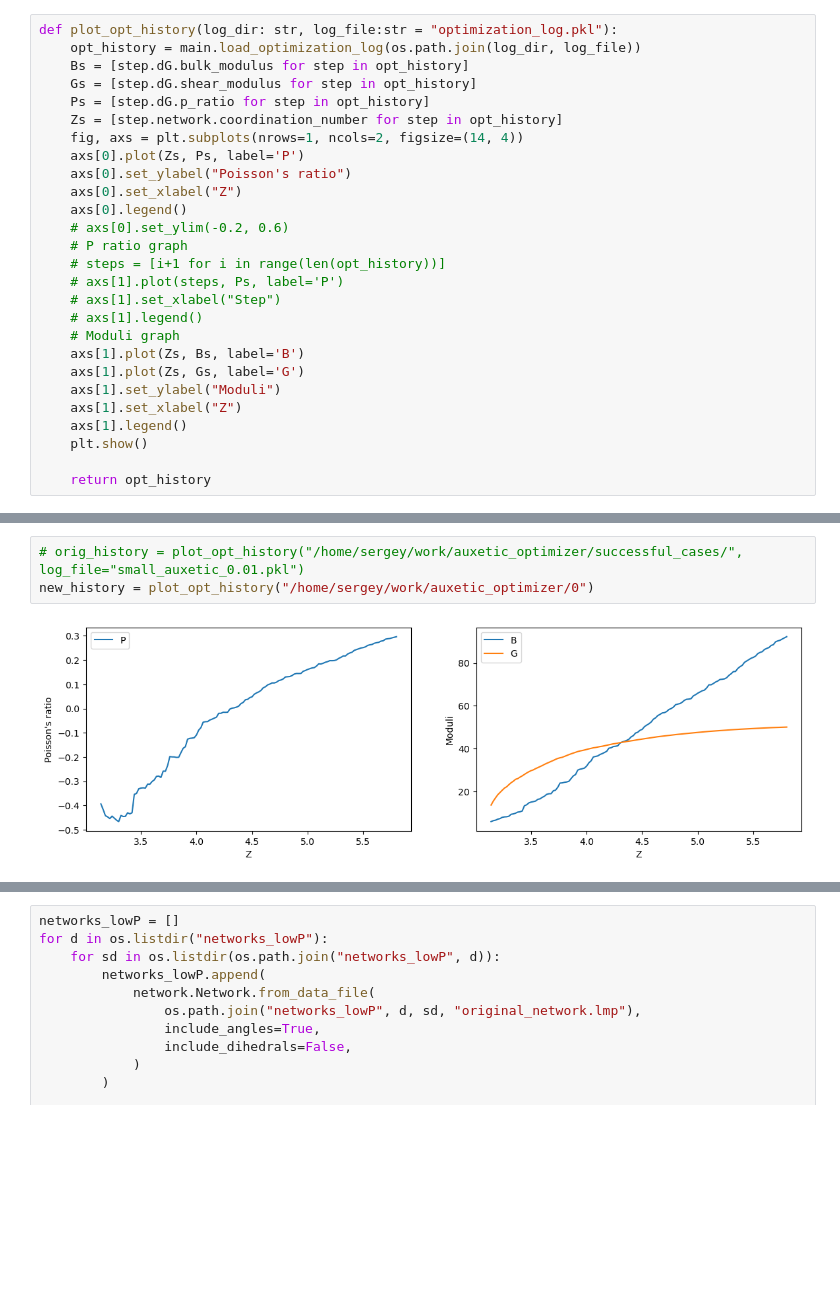
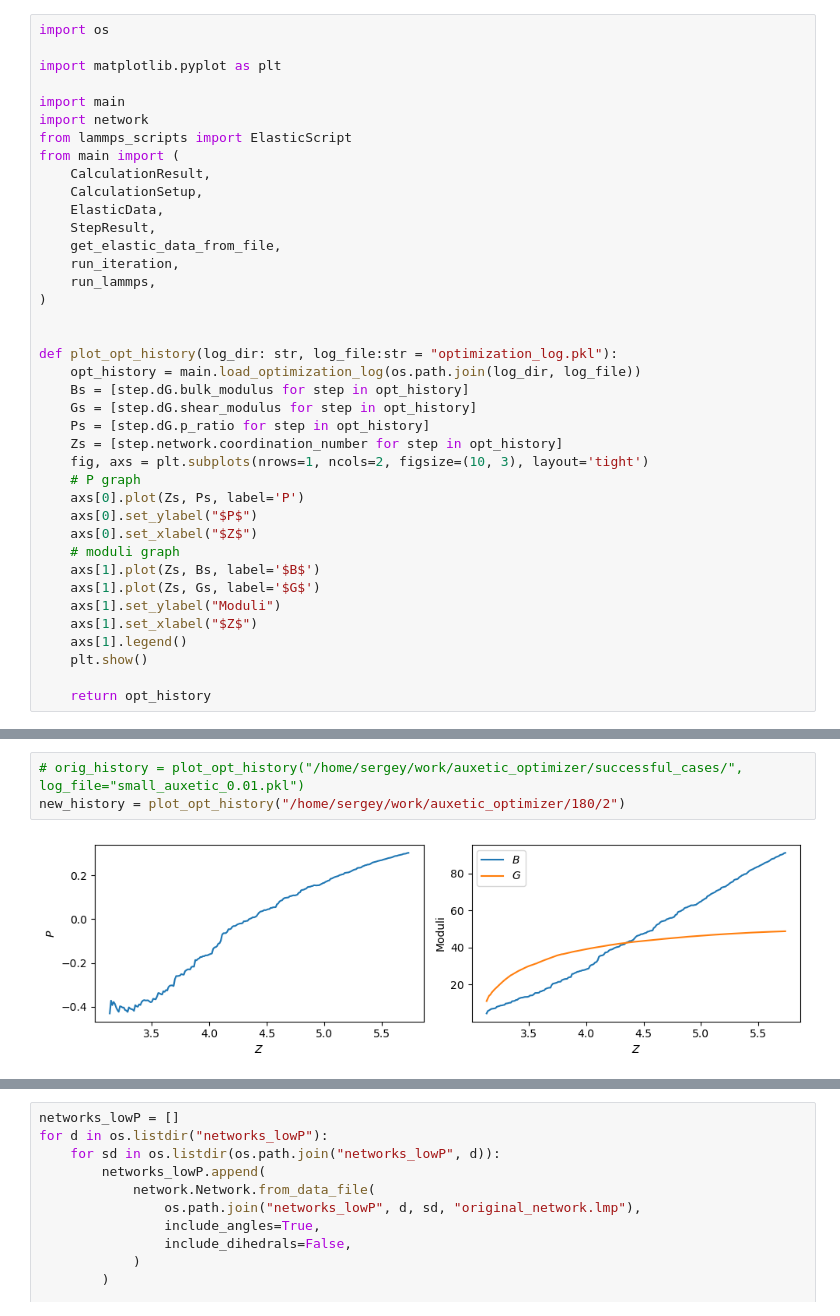
Before and after one commit to Shteingolts/auxetic_optimizer, a Jupyter notebook: test.ipynb, the cells around one changed output, grey strips where cells are left out. Drawn from its saved outputs; the diff is of its cells as text; blank space fills up the shorter version.

```diff
--- a/test.ipynb
+++ b/test.ipynb
@@ -20,26 +1,38 @@ from main import (
 # %%
+import os
+
+import matplotlib.pyplot as plt
+
+import main
+import network
+from lammps_scripts import ElasticScript
+from main import (
+    CalculationResult,
+    CalculationSetup,
+    ElasticData,
+    StepResult,
+    get_elastic_data_from_file,
+    run_iteration,
+    run_lammps,
+)
+
+
 def plot_opt_history(log_dir: str, log_file:str = "optimization_log.pkl"):
     opt_history = main.load_optimization_log(os.path.join(log_dir, log_file))
     Bs = [step.dG.bulk_modulus for step in opt_history]
     Gs = [step.dG.shear_modulus for step in opt_history]
     Ps = [step.dG.p_ratio for step in opt_history]
     Zs = [step.network.coordination_number for step in opt_history]
-    fig, axs = plt.subplots(nrows=1, ncols=2, figsize=(14, 4))
+    fig, axs = plt.subplots(nrows=1, ncols=2, figsize=(10, 3), layout='tight')
+    # P graph
     axs[0].plot(Zs, Ps, label='P')
-    axs[0].set_ylabel("Poisson's ratio")
-    axs[0].set_xlabel("Z")
-    axs[0].legend()
-    # axs[0].set_ylim(-0.2, 0.6)
-    # P ratio graph
-    # steps = [i+1 for i in range(len(opt_history))]
-    # axs[1].plot(steps, Ps, label='P')
-    # axs[1].set_xlabel("Step")
-    # axs[1].legend()
-    # Moduli graph
-    axs[1].plot(Zs, Bs, label='B')
-    axs[1].plot(Zs, Gs, label='G')
+    axs[0].set_ylabel("$P$")
+    axs[0].set_xlabel("$Z$")
+    # moduli graph
+    axs[1].plot(Zs, Bs, label='$B$')
+    axs[1].plot(Zs, Gs, label='$G$')
     axs[1].set_ylabel("Moduli")
-    axs[1].set_xlabel("Z")
+    axs[1].set_xlabel("$Z$")
     axs[1].legend()
     plt.show()
 
@@ -47,5 +52,5 @@ def plot_opt_history(log_dir: str, log_file:str = "optimization_log.pkl"):
 # %%
 # orig_history = plot_opt_history("/home/sergey/work/auxetic_optimizer/successful_cases/", log_file="small_auxetic_0.01.pkl")
-new_history = plot_opt_history("/home/sergey/work/auxetic_optimizer/0")
+new_history = plot_opt_history("/home/sergey/work/auxetic_optimizer/180/2")
 # %% [output]
-[figure, old version]
+[figure, new version]
```
Also changed, not shown: parts of 5 cells of this notebook, 2 other files.
